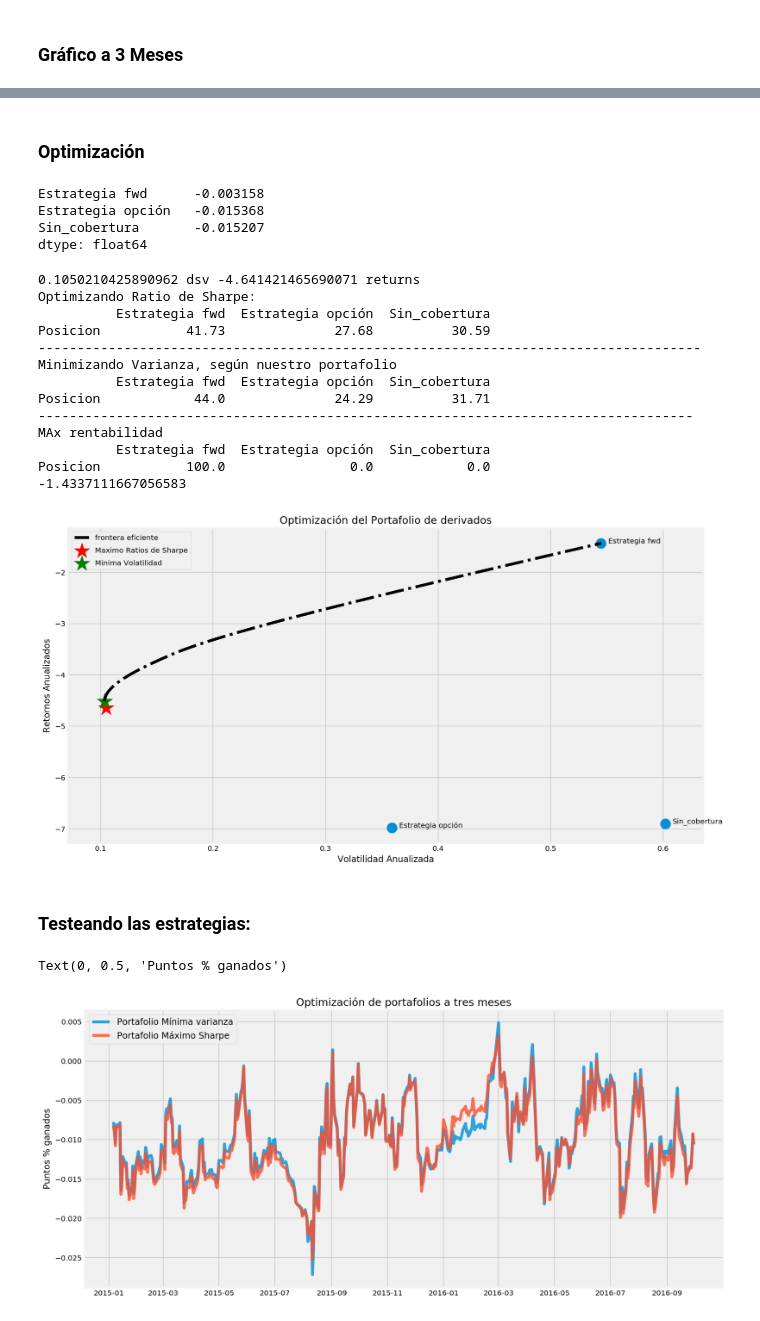
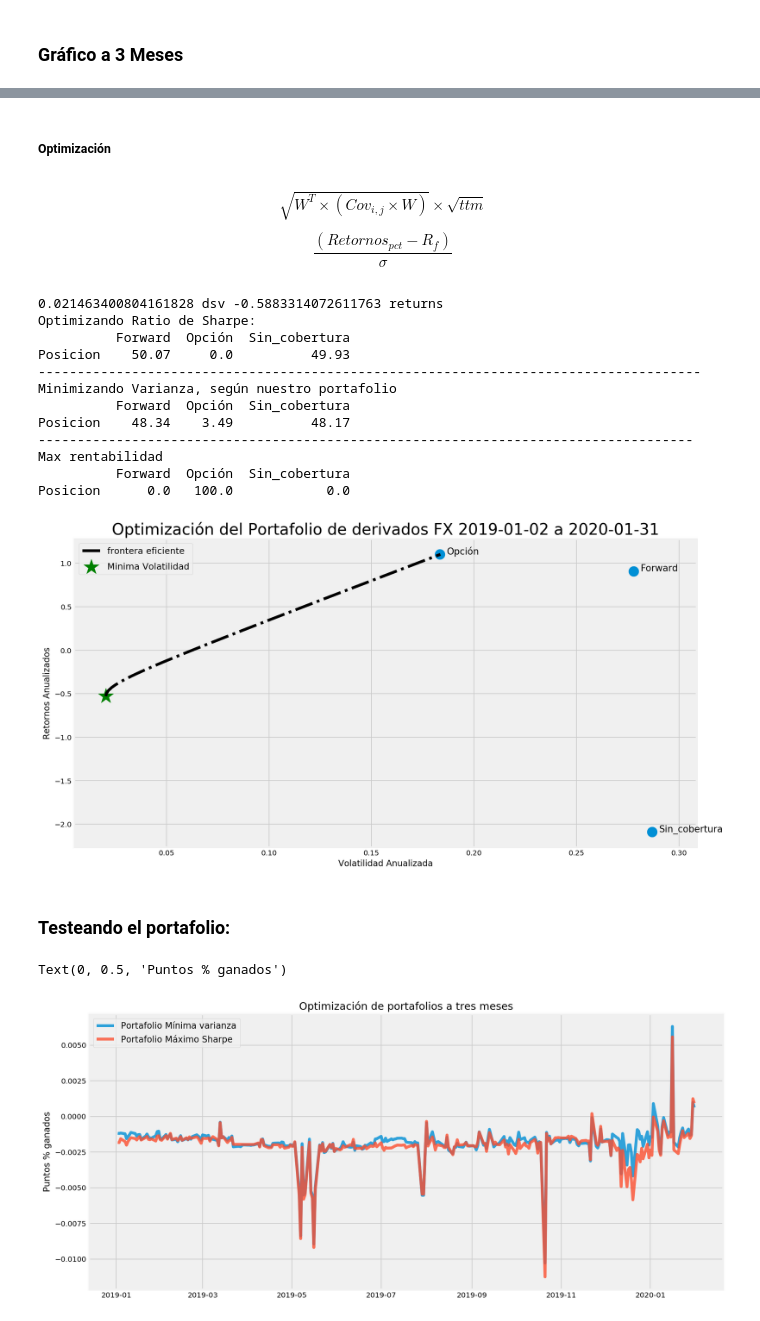
Before and after one commit to PBenavides/Practice_Notebooks, a Jupyter notebook: Finance_with_Python/Fwd_opciones_y_spot.ipynb, the cells around one changed output, grey strips where cells are left out. Saved outputs shown, nothing was run; the diff lists cells and outputs as text; code cells hidden in the pictures.

```diff
--- a/Finance_with_Python/Fwd_opciones_y_spot.ipynb
+++ b/Finance_with_Python/Fwd_opciones_y_spot.ipynb
@@ -129,8 +137,8 @@ Timestamp('2018-12-31 00:00:00')
 #S - K - Rd - Rf - vol
 
 #Establezco los días para hacer el análisis a 3M
-start_date_requerido = '2015-01-01'
-final_date_requerido = '2017-01-01'
+start_date_requerido = '2019-01-01'
+final_date_requerido = '2020-05-04'
 
 start_date = inputs[(inputs.index >= start_date_requerido) & (inputs.index < final_date_requerido)].index.min()
 final_date = inputs[(inputs.index >= start_date_requerido) & (inputs.index < final_date_requerido)].index.max()
@@ -174,19 +182,19 @@ print('test shape: {}\ninput shape: {}'.format(test_df.shape, input_df.shape))
 #Creo mis variables.
 #df.set_index('Date',inplace=True)
 final_df = input_df.copy()
-columnas_finales = [*input_df.columns] + ['Spot_final','Prima_opcion','Estrategia fwd','Estrategia opción']
+columnas_finales = [*input_df.columns] + ['Spot_final','Prima_pct','Forward','Opción']
 final_df = final_df.reindex(columns=columnas_finales)
 final_df.set_index('Date', inplace=True)
 #df.set_index('Date',inplace=True)
-final_df['Prima_opcion'] = final_df.apply(lambda x: value_call_or_put(x['USDPEN'], x['Outright 3M'], 90, x['Tasa Efectiva 3M'], x['Tasa Implicita 3M'],x['ATM VOL MID, 3M']),axis=1)
+final_df['Prima_pct'] = final_df.apply(lambda x: value_call_or_put_pct(S0=x['USDPEN'], K=x['Outright 3M'], t=0.25, rd =x['Tasa Implicita 3M'],rf=x['Tasa Efectiva 3M'],vol=x['ATM VOL MID, 3M']),axis=1)
 for fecha in final_df.index:
     try:
         #print('fecha: {} Eval: {}'.format(fecha, fecha+timedelta(days=90)))
         final_df['Spot_final'][fecha] = df.set_index('Date')['USDPEN'][fecha + timedelta(days=90)]
     except KeyError:
         print(fecha, 'y',fecha+timedelta(days=90))
-final_df['Estrategia fwd'] = final_df.apply(lambda x: estrategia_fwd(x['Outright 3M'], x['Spot_final']),axis=1)
-final_df['Estrategia opción'] = final_df.apply(lambda x: prima_total(x['Prima_opcion'], x['Outright 3M'], x['Spot_final'],x['USDPEN']),axis=1)
+final_df['Forward'] = final_df.apply(lambda x: carry_fwd(x['Outright 3M'], x['Spot_final']),axis=1)
+final_df['Opción'] = final_df.apply(lambda x: prima_total(prima_pct=x['Prima_pct'], strike=x['Outright 3M'],spot_final= x['Spot_final']),axis=1)
 final_df['Sin_cobertura'] = final_df.apply(lambda x: sin_cobertura(x['Spot_final'],x['USDPEN']),axis=1)
 
 #Borrare los Fines de Semana. Pero, aún falta sacarle los feriados.
@@ -266,3 +267,9 @@ final_df
 # %% [markdown]
-### Optimización
+##### Optimización
+# %% [markdown]
+$$\sqrt{W^{T}\times (Cov_{i,j}\times W)}\times \sqrt{ttm}$$
+
+
+
+$$ \frac{(Retornos_{pct} - R_{f})}{\sigma} $$
 # %%
@@ -422,54 +428,46 @@ def frontera_eficiente_sharpe_var(media_retornos, cov_matrix, risk_free_rate,dat
 # %%
-returns = final_df[['Estrategia fwd','Estrategia opción','Sin_cobertura']]
+returns = final_df[['Forward','Opción','Sin_cobertura']]
 cov_matrix = returns.cov()
 media_retornos = returns.mean()
-# %%
-media_retornos
-# %% [output]
-Estrategia fwd      -0.003158
-Estrategia opción   -0.015368
-Sin_cobertura       -0.015207
-dtype: float64
 # %%
-risk_free_rate=0.0035
+risk_free_rate=0.0068
 num_columns = len(returns.columns)
 #Estos weights deben estar en porcentajes
 initial_weights = np.full(shape=num_columns, fill_value = (1/num_columns))
 frontera_eficiente_sharpe_var(media_retornos, cov_matrix, risk_free_rate,data=returns)
 # %% [output]
-0.1050210425890962 dsv -4.641421465690071 returns
+0.021463400804161828 dsv -0.5883314072611763 returns
 Optimizando Ratio de Sharpe:
-          Estrategia fwd  Estrategia opción  Sin_cobertura
-Posicion           41.73              27.68          30.59
+          Forward  Opción  Sin_cobertura
+Posicion    50.07     0.0          49.93
 -------------------------------------------------------------------------------------
 Minimizando Varianza, según nuestro portafolio
-          Estrategia fwd  Estrategia opción  Sin_cobertura
-Posicion            44.0              24.29          31.71
+          Forward  Opción  Sin_cobertura
+Posicion    48.34    3.49          48.17
 ------------------------------------------------------------------------------------
-MAx rentabilidad
-          Estrategia fwd  Estrategia opción  Sin_cobertura
-Posicion           100.0                0.0            0.0
--1.4337111667056583
+Max rentabilidad
+          Forward  Opción  Sin_cobertura
+Posicion      0.0   100.0            0.0
-[figure, old version]
+[figure, new version]
 # %% [markdown]
-### Testeando las estrategias:
+### Testeando el portafolio:
 # %%
 #Los órdenes son: fwd, opción y sin cobertura.
 weights_min_var = varianza_minima(media_retornos,cov_matrix)['x']
-weights_max_sharpe = max_sharpe(media_retornos, cov_matrix, 0.035)['x']
+weights_max_sharpe = max_sharpe(media_retornos, cov_matrix, 0.068)['x']
 # %%
-portafolio_final_min_var = np.dot(final_df[['Estrategia fwd','Estrategia opción','Sin_cobertura']],weights_min_var)
-portafolio_final_max_sharpe = np.dot(final_df[['Estrategia fwd','Estrategia opción','Sin_cobertura']], weights_max_sharpe)
+portafolio_final_min_var = np.dot(final_df[['Forward','Opción','Sin_cobertura']],weights_min_var)
+portafolio_final_max_sharpe = np.dot(final_df[['Forward','Opción','Sin_cobertura']], weights_max_sharpe)
 
 dataframe_portafolios = pd.DataFrame({'Date':final_df.index,'Portafolio Mínima varianza':portafolio_final_min_var,'Portafolio Máximo Sharpe': portafolio_final_max_sharpe}).set_index('Date')
 plt.figure(figsize=(14,7))
 
 for portafolio in dataframe_portafolios.columns.values:
     plt.plot(dataframe_portafolios.index, dataframe_portafolios[portafolio], alpha=0.8, label=portafolio)
 
 plt.title('Optimización de portafolios a tres meses')
 plt.legend(loc='upper left',fontsize=12)
 plt.ylabel('Puntos % ganados')
 # %% [output]
 Text(0, 0.5, 'Puntos % ganados')
-[figure, old version]
+[figure, new version]
```
Also changed, not shown: parts of 22 cells of this notebook, 5 other files.
